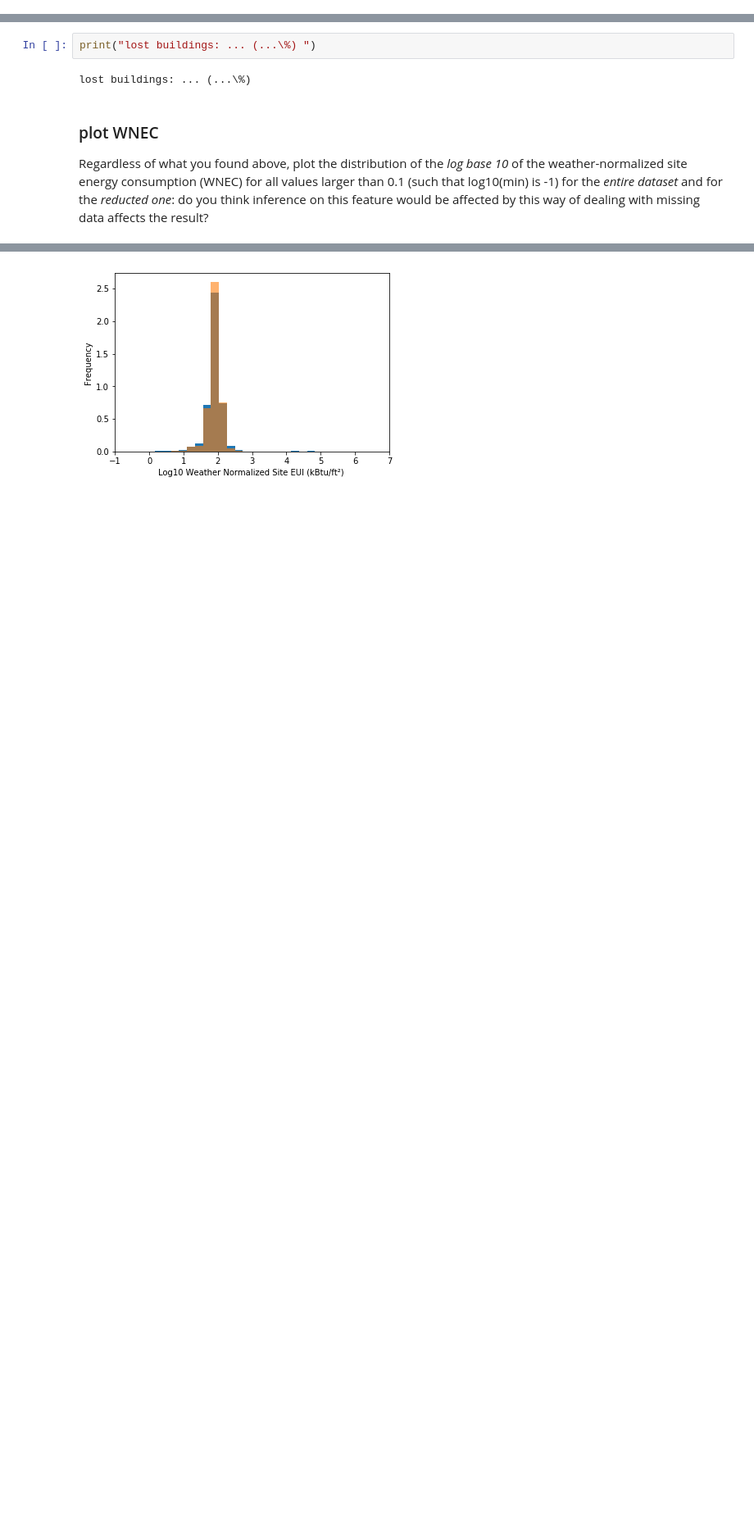
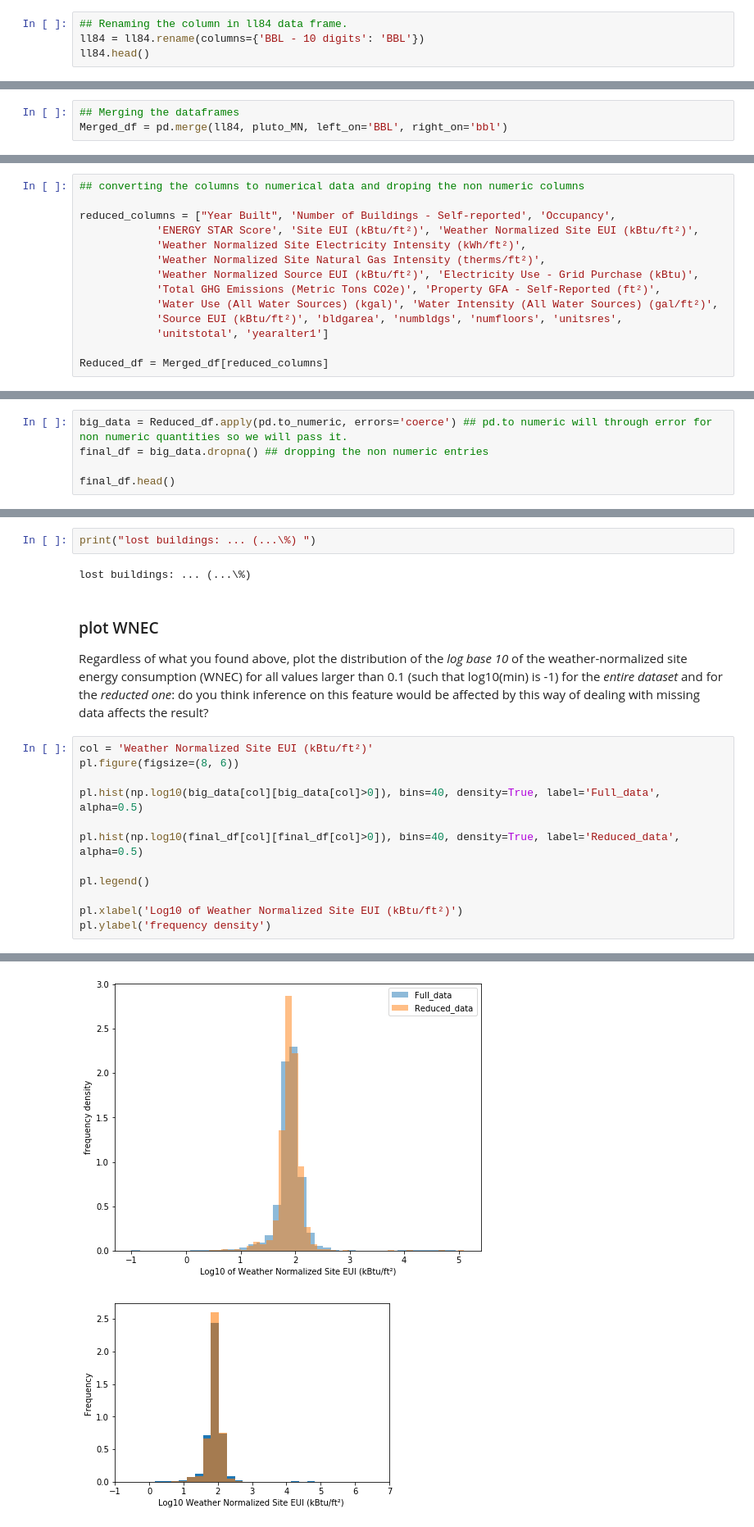
Before and after one commit to narayan-paudel/DSPS_EPAUDEL, a Jupyter notebook: HW5_ePaudel/BuildingsEnergyOwners.ipynb, the cells around one changed output, grey strips where cells are left out. Shown at 82% size. Cells and saved outputs as stored; diff of their text form; blank space fills up the shorter version.

```diff
--- a/HW5_ePaudel/BuildingsEnergyOwners.ipynb
+++ b/HW5_ePaudel/BuildingsEnergyOwners.ipynb
@@ -41,0 +132,4 @@ merge the pluto and ll84 dataframes. you will have to choose an appropriate colu
+# %%
+## Renaming the column in ll84 data frame.
+ll84 = ll84.rename(columns={'BBL - 10 digits': 'BBL'})
+ll84.head()
@@ -41,0 +143,3 @@ merge the pluto and ll84 dataframes. you will have to choose an appropriate colu
+# %%
+## Merging the dataframes
+Merged_df = pd.merge(ll84, pluto_MN, left_on='BBL', right_on='bbl')
@@ -48,0 +185,14 @@ convert the resulting dataset to numerical, converting non-numerical values to N
+# %%
+## converting the columns to numerical data and droping the non numeric columns
+
+reduced_columns = ["Year Built", 'Number of Buildings - Self-reported', 'Occupancy',
+            'ENERGY STAR Score', 'Site EUI (kBtu/ft²)', 'Weather Normalized Site EUI (kBtu/ft²)',
+            'Weather Normalized Site Electricity Intensity (kWh/ft²)',
+            'Weather Normalized Site Natural Gas Intensity (therms/ft²)',
+            'Weather Normalized Source EUI (kBtu/ft²)', 'Electricity Use - Grid Purchase (kBtu)',
+            'Total GHG Emissions (Metric Tons CO2e)', 'Property GFA - Self-Reported (ft²)',
+            'Water Use (All Water Sources) (kgal)', 'Water Intensity (All Water Sources) (gal/ft²)',
+            'Source EUI (kBtu/ft²)', 'bldgarea', 'numbldgs', 'numfloors', 'unitsres',
+            'unitstotal', 'yearalter1']
+
+Reduced_df = Merged_df[reduced_columns]
@@ -48,0 +208,5 @@ convert the resulting dataset to numerical, converting non-numerical values to N
+# %%
+big_data = Reduced_df.apply(pd.to_numeric, errors='coerce') ## pd.to numeric will through error for non numeric quantities so we will pass it.
+final_df = big_data.dropna() ## dropping the non numeric entries
+
+final_df.head()
@@ -74,3 +301,16 @@ lost buildings: ... (...\%)
 # %% [markdown]
 ### plot WNEC
 Regardless of what you found above, plot the distribution of the _log base 10_ of the weather-normalized site energy consumption (WNEC) for all values larger than 0.1 (such that log10(min) is -1) for the _entire dataset_ and for the _reducted one_: do you think inference on this feature would be affected by this way of dealing with missing data affects the result?
+# %%
+col = 'Weather Normalized Site EUI (kBtu/ft²)'
+pl.figure(figsize=(8, 6))
+
+pl.hist(np.log10(big_data[col][big_data[col]>0]), bins=40, density=True, label='Full_data', alpha=0.5)
+
+pl.hist(np.log10(final_df[col][final_df[col]>0]), bins=40, density=True, label='Reduced_data', alpha=0.5)
+
+pl.legend()
+
+pl.xlabel('Log10 of Weather Normalized Site EUI (kBtu/ft²)')
+pl.ylabel('frequency density')
+# %% [output]
@@ -77,3 +318,4 @@ Regardless of what you found above, plot the distribution of the _log base 10_ o
+[figure, added]
 # %%
 # %% [output]
 [figure]
```
Also changed, not shown: parts of 33 cells of this notebook.
